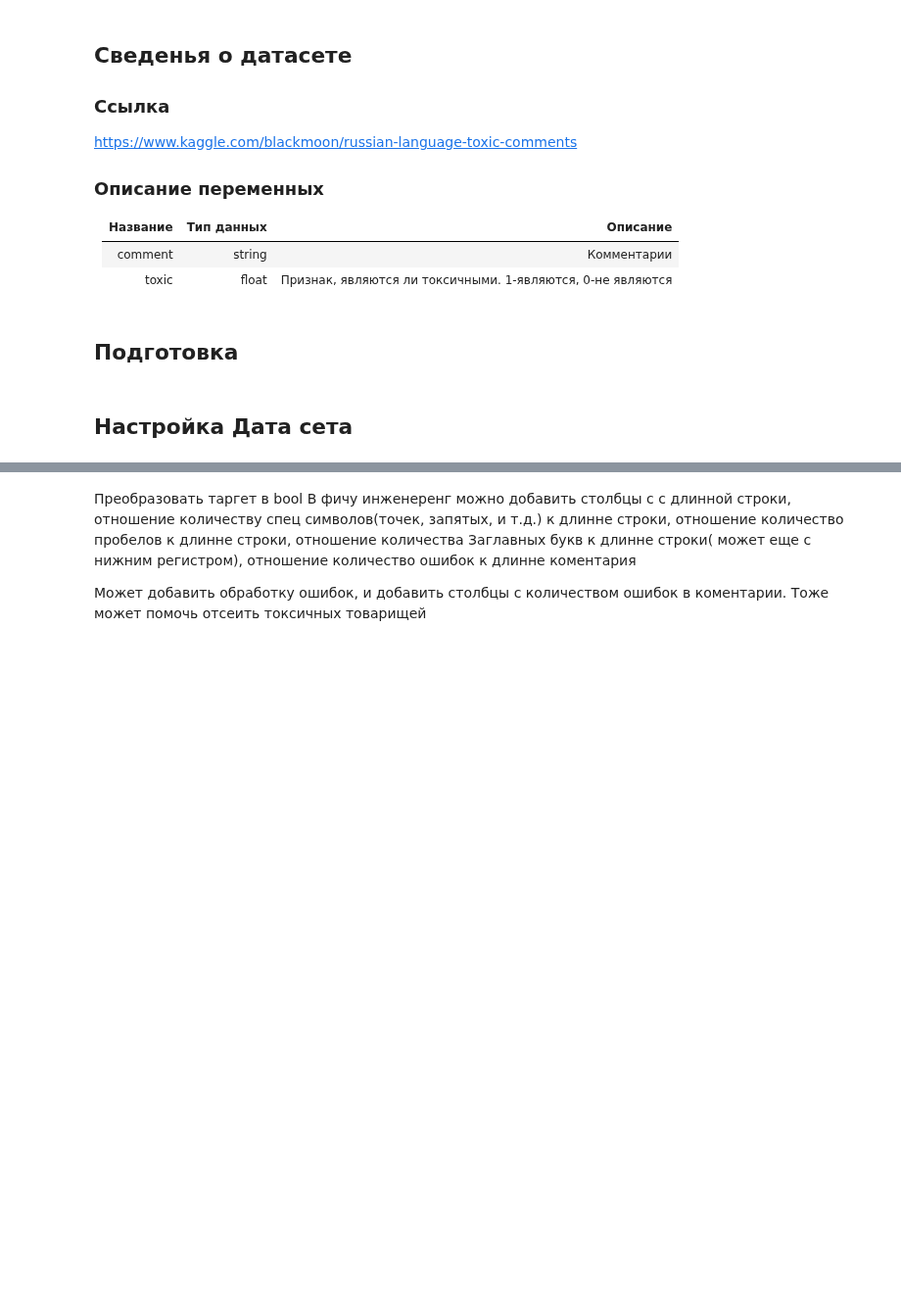
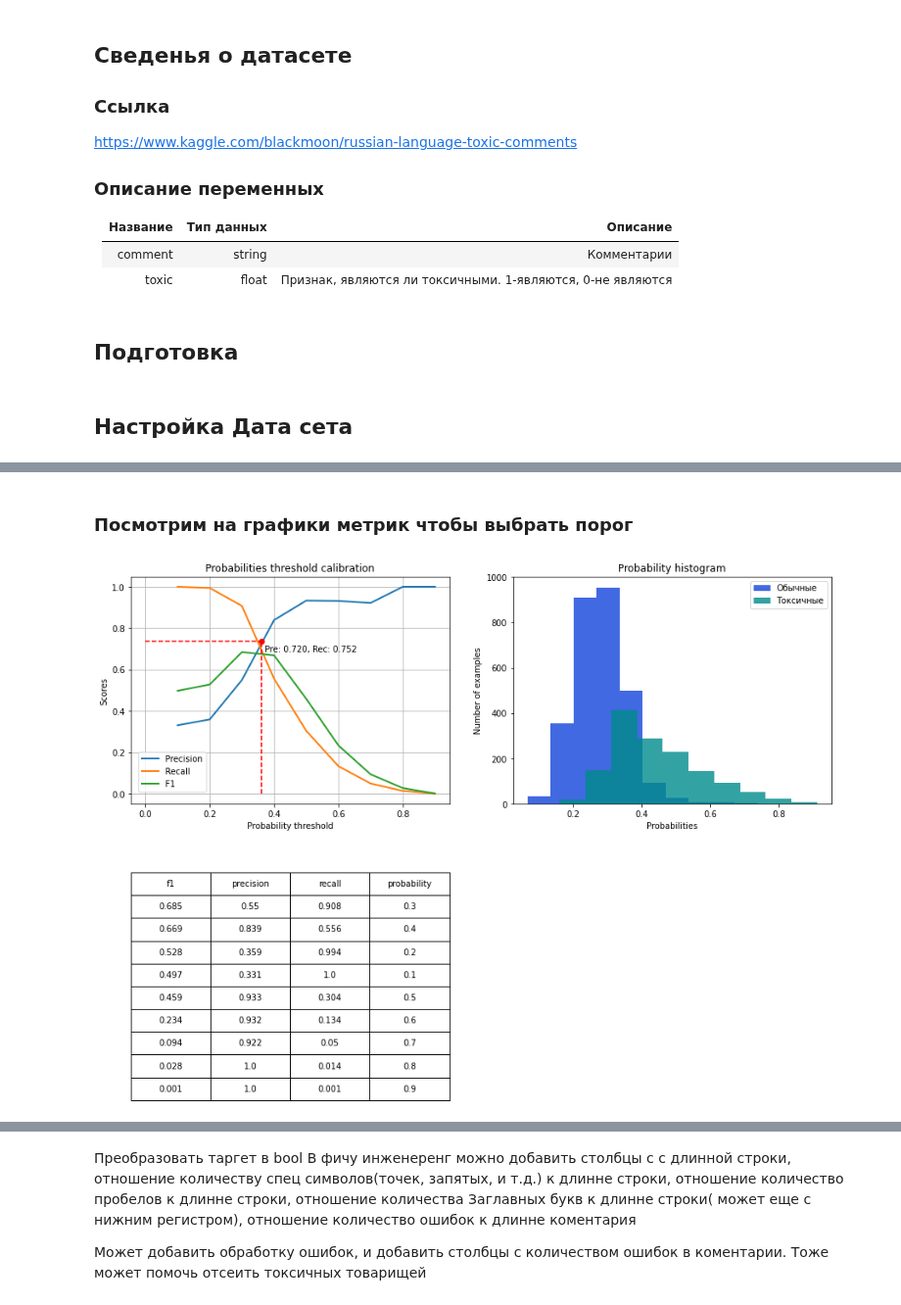
Before and after one commit to PapaCarloSap/AiLessonHomework, a Jupyter notebook: ML_in_business/CourseProject/toxic_comment/project.ipynb, the cells around one changed output, grey strips where cells are left out. Shown at 98% size. Drawn from its saved outputs; the diff is of its cells as text; code cells hidden in the pictures; blank space fills up the shorter version.

```diff
--- a/ML_in_business/CourseProject/toxic_comment/project.ipynb
+++ b/ML_in_business/CourseProject/toxic_comment/project.ipynb
@@ -34,3 +31,12 @@ metric_manager = MetricRegressionManager()
+# %%
+# глобальные переменные
+# Пусть:
+#       штраф за пропущенный корректный коммент 100 р
+#       штраф за пропущенный токсичный коммент в 10 р
+metric_manager = MetricRegressionManager(
+    fine_good=100,  # штраф за пропущенный корректный коммент
+    fine_toxic=10,  # штраф за пропущенный токсичный коммент
+    )
 # %% [markdown]
 ## Настройка Дата сета
 # %%
@@ -85,0 +135,9 @@ clf = Pipeline(steps=[
+# %% [markdown]
+### Посмотрим на графики метрик чтобы выбрать порог
+# %%
+metric_manager.get_experiment(model_name).show_proba_calibration_plots(
+    name_positive = 'Обычные',
+    name_negative = 'Токсичные'
+)
+# %% [output]
+[figure, added]
```
Also changed, not shown: parts of 22 cells of this notebook, 1 other file.
